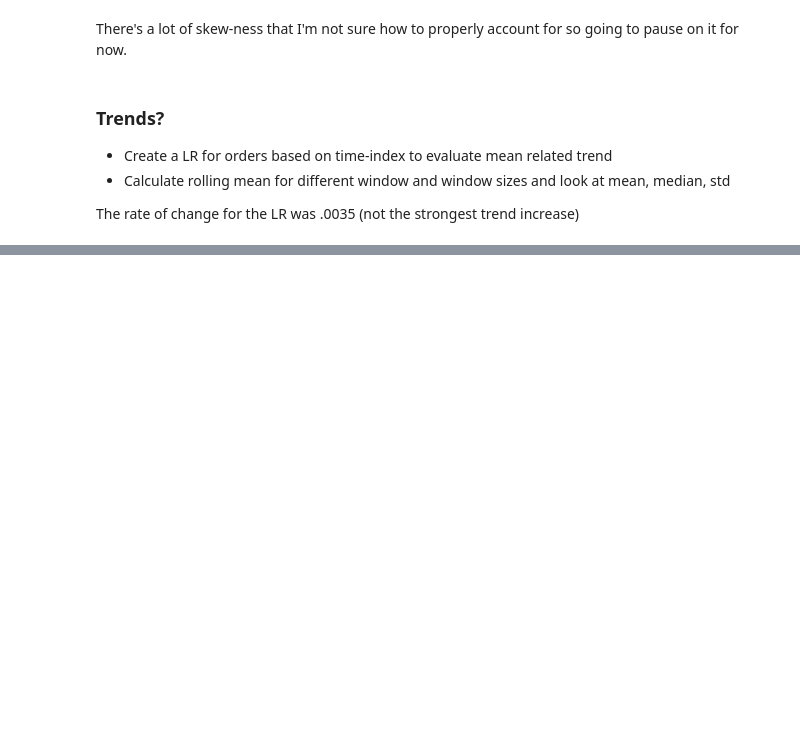
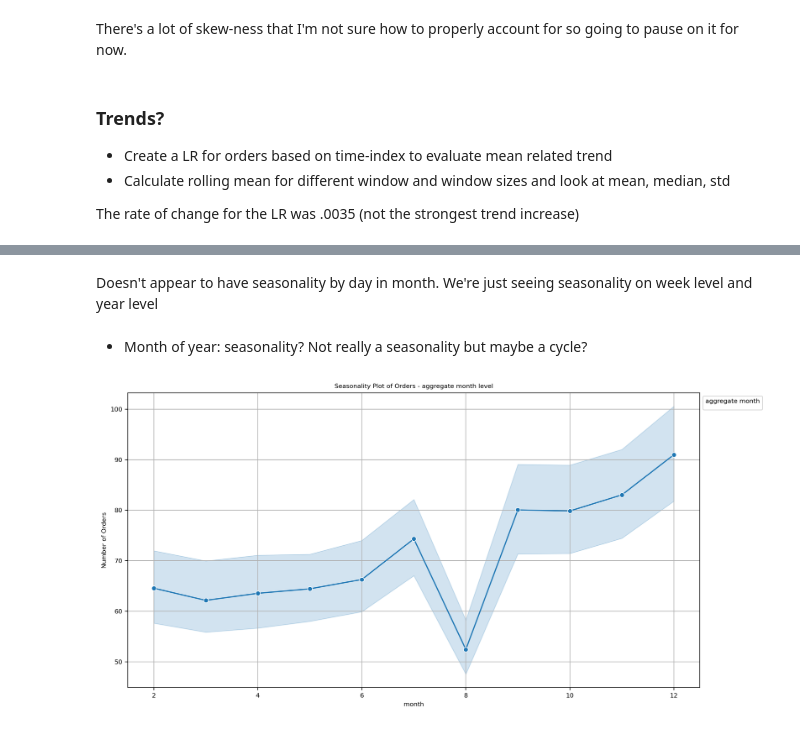
Before and after one commit to claricemottet/IDD_glovo_time_series, a Jupyter notebook: EDA_glovo_orders.ipynb, the cells around one changed output, grey strips where cells are left out. Cells and saved outputs as stored; diff of their text form; code cells hidden in the pictures; blank space fills up the shorter version.

```diff
--- a/EDA_glovo_orders.ipynb
+++ b/EDA_glovo_orders.ipynb
@@ -816,0 +521,26 @@ plt.show()
+# %% [markdown]
+Doesn't appear to have seasonality by day in month. We're just seeing seasonality on week level and year level
+# %% [markdown]
+- Month of year: seasonality? Not really a seasonality but maybe a cycle?
+# %%
+#line plot - month of year
+
+df_period = df_orders.copy()
+df_period['orders'] = df_period.groupby(by = ['month'])['orders'].transform('sum')
+df_period.sort_values(by = ['date'], inplace = True)
+df_period.drop_duplicates(subset = ['month'], inplace = True)
+
+# Create a seasonal plot
+plt.figure(figsize=(12, 6))
+sns.lineplot(data=df_orders, x='month', y='orders', marker='o')
+
+plt.title('Seasonality Plot of Orders - aggregate month level')
+plt.xlabel('month')
+plt.ylabel('Number of Orders')
+plt.grid(True)
+# plt.xticks(range())  # Set x-axis ticks to show every hour
+plt.legend(title='aggregate month', loc='upper left', bbox_to_anchor=(1, 1))  # Move legend outside the plot
+plt.tight_layout()
+plt.show()
+# %% [output]
+[figure, added]
```
Also changed, not shown: parts of 46 cells of this notebook.
